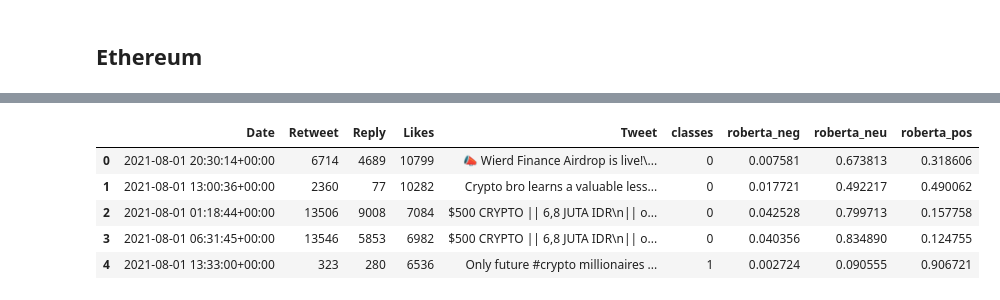
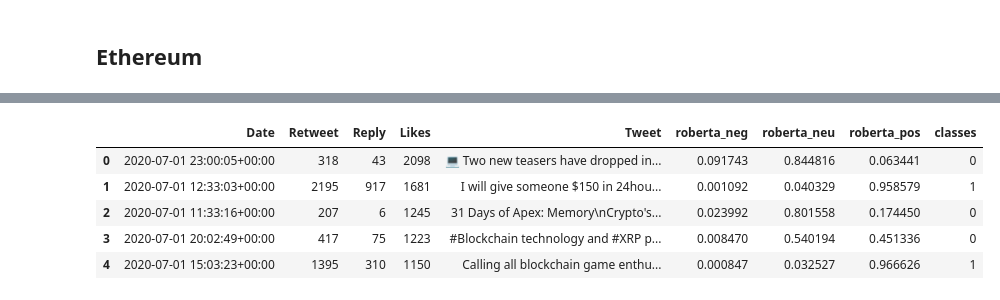
Before and after one commit to Alvanzah/Pemodelan, a Jupyter notebook: Sentiment_Analysis.ipynb, the cells around one changed output, grey strips where cells are left out. Saved outputs shown, nothing was run; the diff lists cells and outputs as text; code cells hidden in the pictures.

```diff
--- a/Sentiment_Analysis.ipynb
+++ b/Sentiment_Analysis.ipynb
@@ -80,7 +79,7 @@ dff = pd.read_csv(r'BTC_tweet_perday.csv', index_col=0)
 # %%
 date = []
 for i in range(38):
-    date.append(pd.to_datetime('2021-08-01') + pd.Timedelta(days=i))
+    date.append(pd.to_datetime('2020-07-01') + pd.Timedelta(days=i))
 
 dff['date'] = date
 fig = plt.figure(figsize=(20, 5))
@@ -127,13 +119,12 @@ eth_df['classes'] = classes
 # %%
-eth_df = df.copy()
 eth_df.head()
 # %% [output]
-|  | Date | Retweet | Reply | Likes | Tweet | classes | roberta_neg | roberta_neu | roberta_pos |
-| 0 | 2021-08-01 20:30:14+00:00 | 6714 | 4689 | 10799 | 📣 Wierd Finance Airdrop is live!\... | 0 | 0.007581 | 0.673813 | 0.318606 |
-| 1 | 2021-08-01 13:00:36+00:00 | 2360 | 77 | 10282 | Crypto bro learns a valuable less... | 0 | 0.017721 | 0.492217 | 0.490062 |
-| 2 | 2021-08-01 01:18:44+00:00 | 13506 | 9008 | 7084 | $500 CRYPTO || 6,8 JUTA IDR\n|| o... | 0 | 0.042528 | 0.799713 | 0.157758 |
-| 3 | 2021-08-01 06:31:45+00:00 | 13546 | 5853 | 6982 | $500 CRYPTO || 6,8 JUTA IDR\n|| o... | 0 | 0.040356 | 0.834890 | 0.124755 |
-| 4 | 2021-08-01 13:33:00+00:00 | 323 | 280 | 6536 | Only future #crypto millionaires ... | 1 | 0.002724 | 0.090555 | 0.906721 |
+|  | Date | Retweet | Reply | Likes | Tweet | roberta_neg | roberta_neu | roberta_pos | classes |
+| 0 | 2020-07-01 23:00:05+00:00 | 318 | 43 | 2098 | 💻 Two new teasers have dropped in... | 0.091743 | 0.844816 | 0.063441 | 0 |
+| 1 | 2020-07-01 12:33:03+00:00 | 2195 | 917 | 1681 | I will give someone $150 in 24hou... | 0.001092 | 0.040329 | 0.958579 | 1 |
+| 2 | 2020-07-01 11:33:16+00:00 | 207 | 6 | 1245 | 31 Days of Apex: Memory\nCrypto's... | 0.023992 | 0.801558 | 0.174450 | 0 |
+| 3 | 2020-07-01 20:02:49+00:00 | 417 | 75 | 1223 | #Blockchain technology and #XRP p... | 0.008470 | 0.540194 | 0.451336 | 0 |
+| 4 | 2020-07-01 15:03:23+00:00 | 1395 | 310 | 1150 | Calling all blockchain game enthu... | 0.000847 | 0.032527 | 0.966626 | 1 |
 # %%
 eth_df.to_csv('sentiment_eth.csv')
 # %%
```
Also changed, not shown: parts of 7 cells of this notebook, 10 other files.
